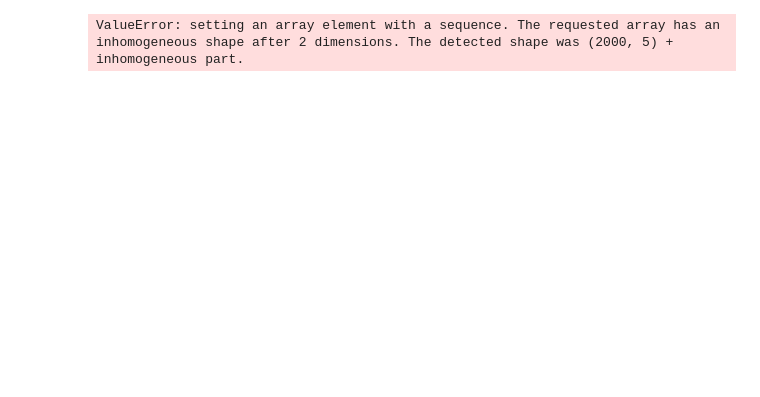
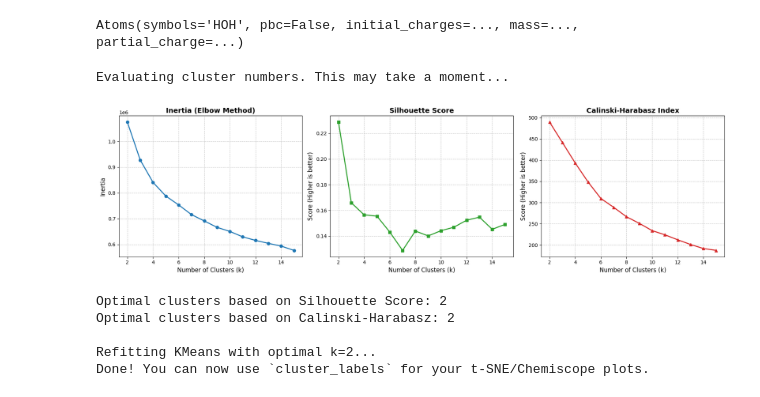
Before and after one commit to karlfindhansen/Non-Euclidean-Distances-in-Molecular-Representation, a Jupyter notebook: notebooks/QM9/clustering/invariant_features.ipynb, the cells around one changed output. Saved outputs shown, nothing was run; the diff lists cells and outputs as text; code cells hidden in the pictures; blank space fills up the shorter version.

Commit message:
feat: euclidean clustering on invariant features

```diff
--- a/notebooks/QM9/clustering/invariant_features.ipynb
+++ b/notebooks/QM9/clustering/invariant_features.ipynb
@@ -16 +24,5 @@ frames = qm9.get_positions()
+# %%
+frames[0]
+# %% [output]
+Atoms(symbols='HOH', pbc=False, initial_charges=..., mass=..., partial_charge=...)
 # %%
@@ -20,4 +47,64 @@ for frame in frames:
+# %%
+k_range = range(2, 16)
+
+inertias = []
+silhouette_scores = []
+ch_scores = []
+
+print("Evaluating cluster numbers. This may take a moment...")
+for k in k_range:
+    kmeans = KMeans(n_clusters=k, random_state=42, n_init=10)
+    labels = kmeans.fit_predict(X)
+
+    inertias.append(kmeans.inertia_)
+    silhouette_scores.append(silhouette_score(X, labels))
+    ch_scores.append(calinski_harabasz_score(X, labels))
+
+fig, axs = plt.subplots(1, 3, figsize=(18, 5))
+
+axs[0].plot(k_range, inertias, marker='o', linestyle='-', color='tab:blue', linewidth=2)
+axs[0].set_title('Inertia (Elbow Method)', fontsize=14, fontweight='bold')
+axs[0].set_xlabel('Number of Clusters (k)', fontsize=12)
+axs[0].set_ylabel('Inertia', fontsize=12)
+axs[0].grid(True, linestyle='--', alpha=0.7)
+
+axs[1].plot(k_range, silhouette_scores, marker='s', linestyle='-', color='tab:green', linewidth=2)
+axs[1].set_title('Silhouette Score', fontsize=14, fontweight='bold')
+axs[1].set_xlabel('Number of Clusters (k)', fontsize=12)
+axs[1].set_ylabel('Score (Higher is better)', fontsize=12)
+axs[1].grid(True, linestyle='--', alpha=0.7)
+
+axs[2].plot(k_range, ch_scores, marker='^', linestyle='-', color='tab:red', linewidth=2)
+axs[2].set_title('Calinski-Harabasz Index', fontsize=14, fontweight='bold')
+axs[2].set_xlabel('Number of Clusters (k)', fontsize=12)
+axs[2].set_ylabel('Score (Higher is better)', fontsize=12)
+axs[2].grid(True, linestyle='--', alpha=0.7)
+
+plt.tight_layout()
+plt.show()
+
+best_k_silhouette = k_range[np.argmax(silhouette_scores)]
+best_k_ch = k_range[np.argmax(ch_scores)]
+
+print(f"Optimal clusters based on Silhouette Score: {best_k_silhouette}")
+print(f"Optimal clusters based on Calinski-Harabasz: {best_k_ch}")
+
+best_k = best_k_silhouette
+print(f"\nRefitting KMeans with optimal k={best_k}...")
+
+best_kmeans = KMeans(n_clusters=best_k, random_state=42, n_init=10)
+cluster_labels = best_kmeans.fit_predict(X)
+
+print("Done! You can now use `cluster_labels` for your t-SNE/Chemiscope plots.")
+# %% [output]
+Evaluating cluster numbers. This may take a moment...
+[figure, added]
+Optimal clusters based on Silhouette Score: 2
+Optimal clusters based on Calinski-Harabasz: 2
+
+Refitting KMeans with optimal k=2...
+Done! You can now use `cluster_labels` for your t-SNE/Chemiscope plots.
 # %%
-matrices
+num_clusters = 2  # Choose how many clusters you want to find
+kmeans = KMeans(n_clusters=num_clusters, random_state=42)
+cluster_labels = kmeans.fit_predict(X)
-# %% [output]
-ValueError: setting an array element with a sequence. The requested array has an inhomogeneous shape after 2 dimensions. The detected shape was (2000, 5) + inhomogeneous part.
```
Also changed, not shown: parts of 6 cells of this notebook, 1 other file.
